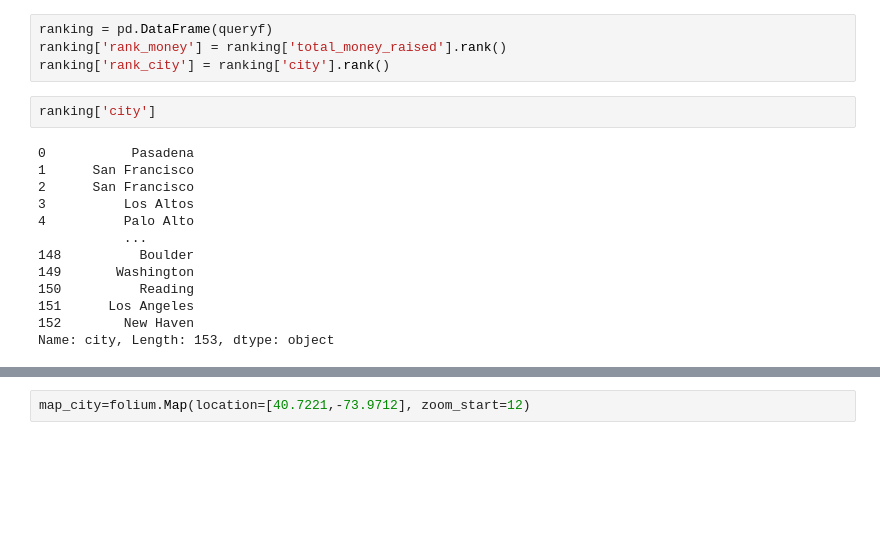
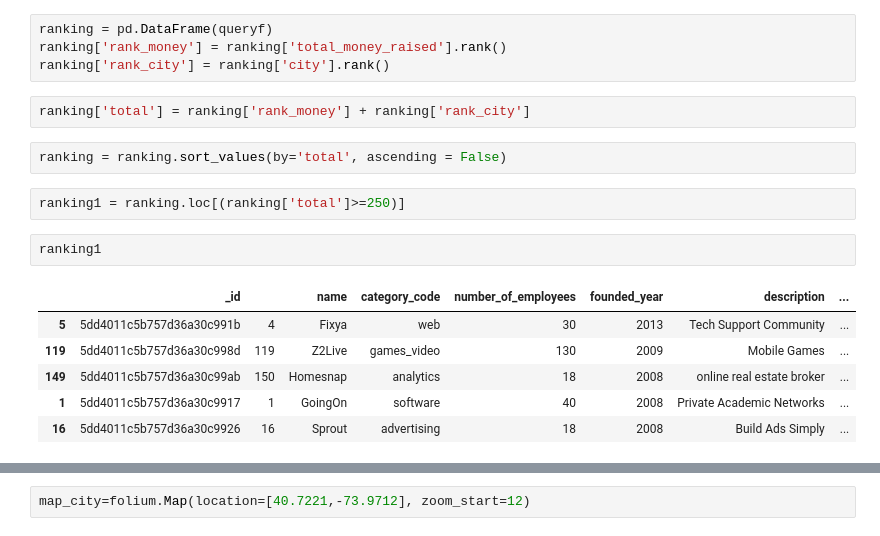
Before and after one commit to Jpereza24/ProjectMongo, a Jupyter notebook: getLocation.ipynb, the cells around one changed output, grey strips where cells are left out. Saved outputs shown, nothing was run; the diff lists cells and outputs as text; blank space fills up the shorter version.

```diff
--- a/getLocation.ipynb
+++ b/getLocation.ipynb
@@ -51,18 +51,18 @@ for office in queryf:
 ranking = pd.DataFrame(queryf)
 ranking['rank_money'] = ranking['total_money_raised'].rank()
 ranking['rank_city'] = ranking['city'].rank()
-# %%
-ranking['city']
-# %% [output]
-0           Pasadena
-1      San Francisco
-2      San Francisco
-3          Los Altos
-4          Palo Alto
-           ...
-148          Boulder
-149       Washington
-150          Reading
-151      Los Angeles
-152        New Haven
-Name: city, Length: 153, dtype: object
+# %%
+ranking['total'] = ranking['rank_money'] + ranking['rank_city']
+# %%
+ranking = ranking.sort_values(by='total', ascending = False)
+# %%
+ranking1 = ranking.loc[(ranking['total']>=250)]
+# %%
+ranking1
+# %% [output]
+|  | _id |  | name | category_code | number_of_employees | founded_year | description | ... |
+| 5 | 5dd4011c5b757d36a30c991b | 4 | Fixya | web | 30 | 2013 | Tech Support Community | ... |
+| 119 | 5dd4011c5b757d36a30c998d | 119 | Z2Live | games_video | 130 | 2009 | Mobile Games | ... |
+| 149 | 5dd4011c5b757d36a30c99ab | 150 | Homesnap | analytics | 18 | 2008 | online real estate broker | ... |
+| 1 | 5dd4011c5b757d36a30c9917 | 1 | GoingOn | software | 40 | 2008 | Private Academic Networks | ... |
+| 16 | 5dd4011c5b757d36a30c9926 | 16 | Sprout | advertising | 18 | 2008 | Build Ads Simply | ... |
```
Also changed, not shown: parts of 1 cell of this notebook, 1 other file.
